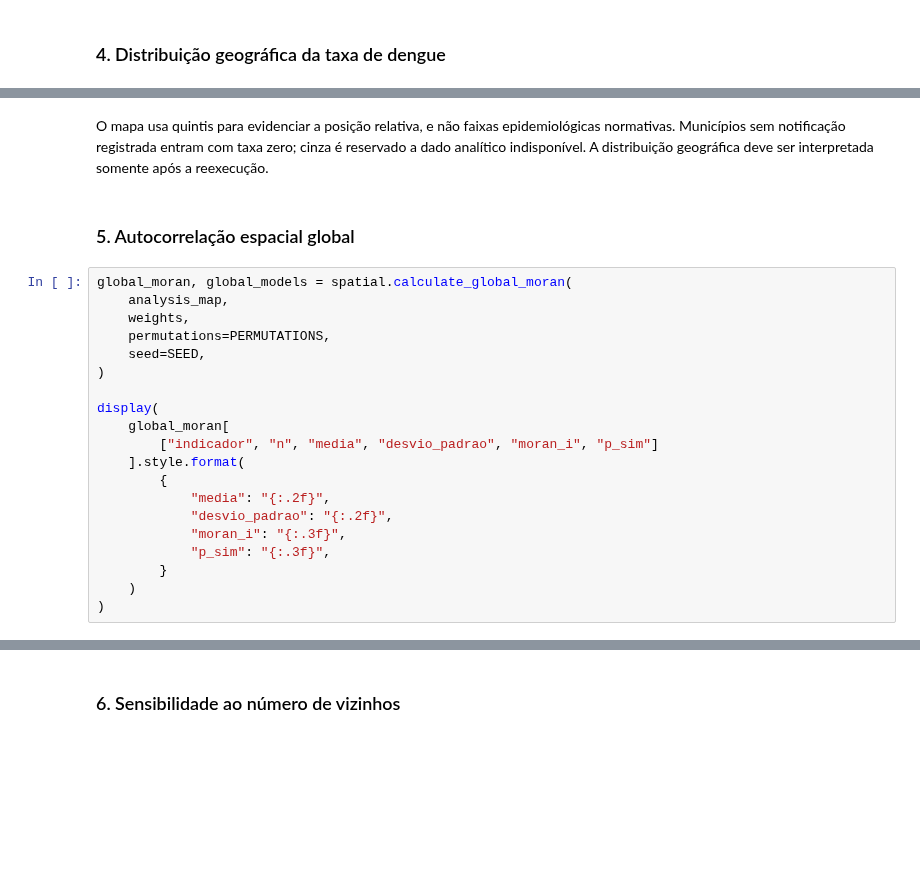
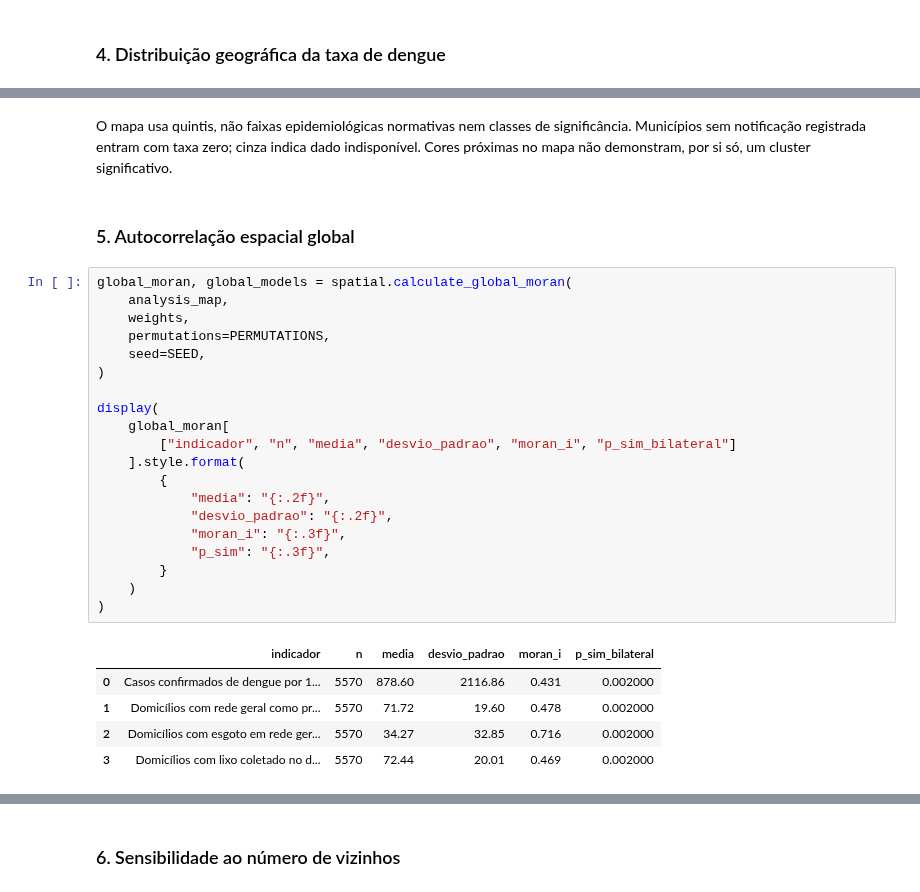
Before and after one commit to Romulol-B/Pysus-IBGE, a Jupyter notebook: notebooks/Agregacao/DENGUE+IBGE/analise_espacial_pysal.ipynb, the cells around one changed output, grey strips where cells are left out. Cells and saved outputs as stored; diff of their text form; blank space fills up the shorter version.

```diff
--- a/notebooks/Agregacao/DENGUE+IBGE/analise_espacial_pysal.ipynb
+++ b/notebooks/Agregacao/DENGUE+IBGE/analise_espacial_pysal.ipynb
@@ -113,27 +150,33 @@ plt.show()
 # %% [markdown]
-O mapa usa quintis para evidenciar a posição relativa, e não faixas epidemiológicas normativas. Municípios sem notificação registrada entram com taxa zero; cinza é reservado a dado analítico indisponível. A distribuição geográfica deve ser interpretada somente após a reexecução.
+O mapa usa quintis, não faixas epidemiológicas normativas nem classes de significância. Municípios sem notificação registrada entram com taxa zero; cinza indica dado indisponível. Cores próximas no mapa não demonstram, por si só, um cluster significativo.
 # %% [markdown]
 ### 5. Autocorrelação espacial global
 # %%
 global_moran, global_models = spatial.calculate_global_moran(
     analysis_map,
     weights,
     permutations=PERMUTATIONS,
     seed=SEED,
 )
 
 display(
     global_moran[
-        ["indicador", "n", "media", "desvio_padrao", "moran_i", "p_sim"]
+        ["indicador", "n", "media", "desvio_padrao", "moran_i", "p_sim_bilateral"]
     ].style.format(
         {
             "media": "{:.2f}",
             "desvio_padrao": "{:.2f}",
             "moran_i": "{:.3f}",
             "p_sim": "{:.3f}",
         }
     )
 )
+# %% [output]
+|  | indicador | n | media | desvio_padrao | moran_i | p_sim_bilateral |
+| 0 | Casos confirmados de dengue por 1... | 5570 | 878.60 | 2116.86 | 0.431 | 0.002000 |
+| 1 | Domicílios com rede geral como pr... | 5570 | 71.72 | 19.60 | 0.478 | 0.002000 |
+| 2 | Domicílios com esgoto em rede ger... | 5570 | 34.27 | 32.85 | 0.716 | 0.002000 |
+| 3 | Domicílios com lixo coletado no d... | 5570 | 72.44 | 20.01 | 0.469 | 0.002000 |
 # %%
 moran_figure, _ = spatial.plot_global_moran_result(
     global_models["taxa_confirmados_100k"],
```
Also changed, not shown: parts of 26 cells of this notebook, 32 other files.
